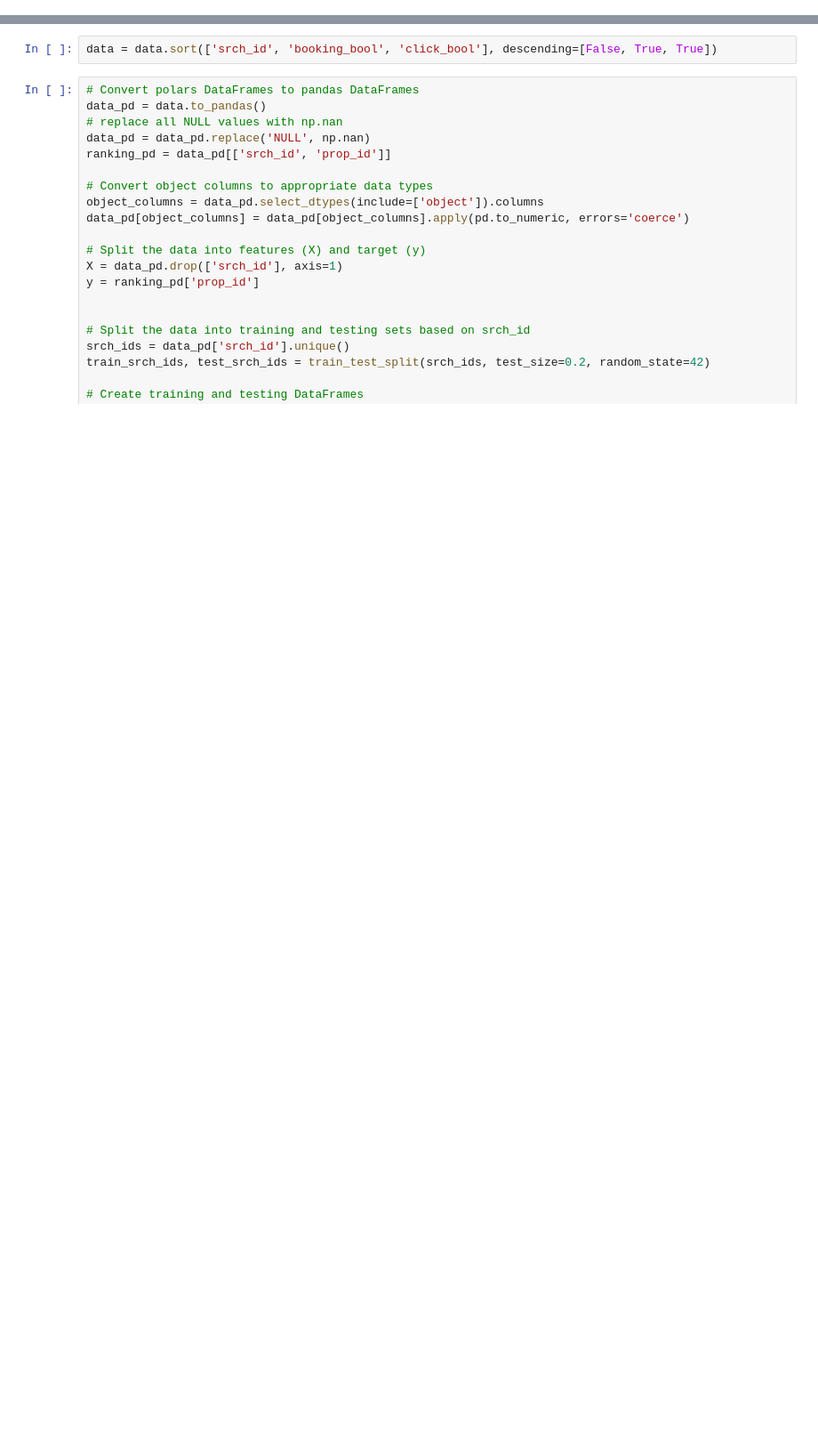
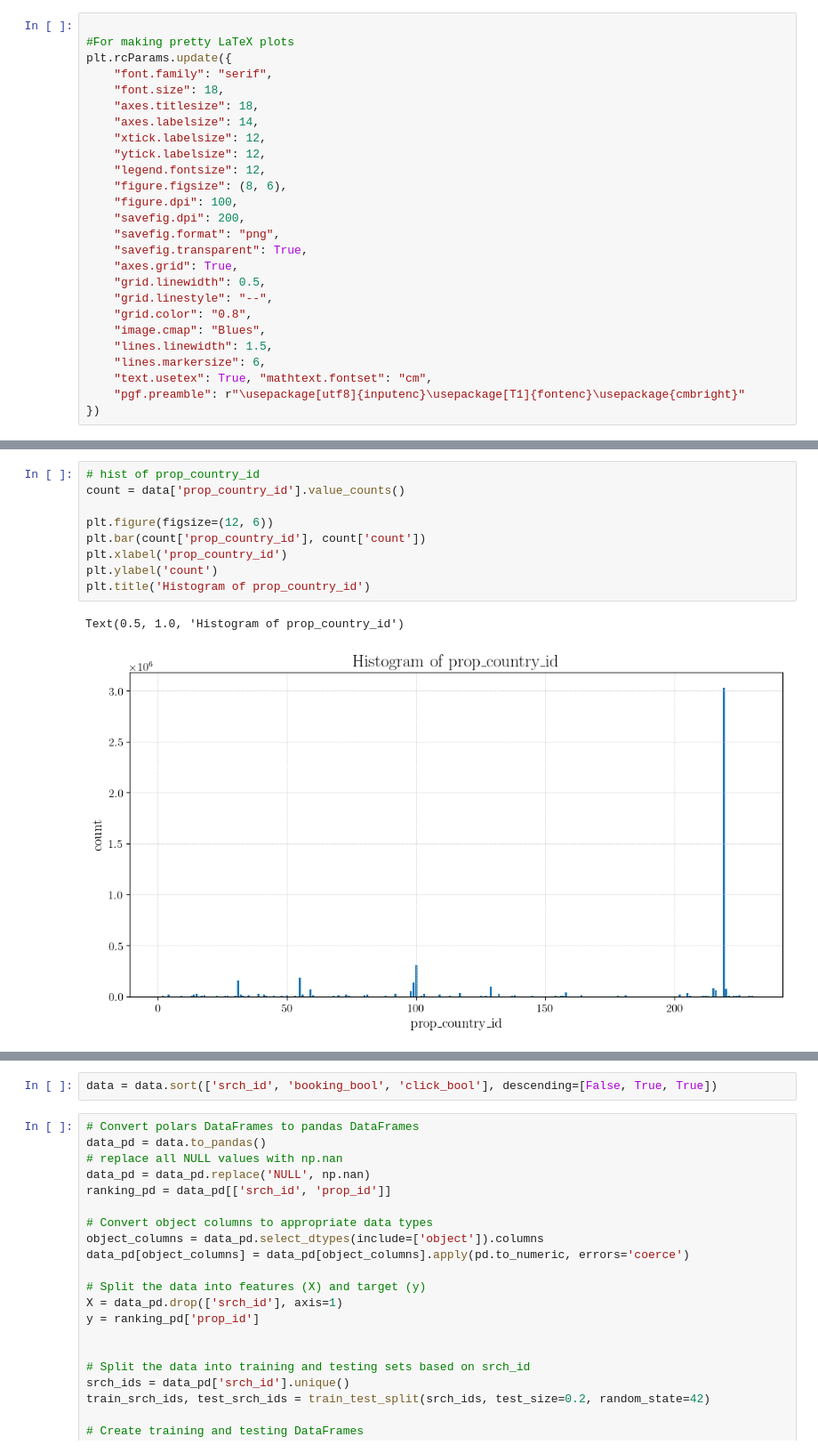
Before and after one commit to nabilasiregar/expedia-kaggle-competition, a Jupyter notebook: notebooks/xgboost.ipynb, the cells around one changed output, grey strips where cells are left out. Shown: that part at 89% size. Cells and saved outputs as stored; diff of their text form; blank space fills up the shorter version.

```diff
--- a/notebooks/xgboost.ipynb
+++ b/notebooks/xgboost.ipynb
@@ -9,2 +10,28 @@ from tqdm.notebook import tqdm
+# %%
+
+#For making pretty LaTeX plots
+plt.rcParams.update({
+    "font.family": "serif",
+    "font.size": 18,
+    "axes.titlesize": 18,
+    "axes.labelsize": 14,
+    "xtick.labelsize": 12,
+    "ytick.labelsize": 12,
+    "legend.fontsize": 12,
+    "figure.figsize": (8, 6),
+    "figure.dpi": 100,
+    "savefig.dpi": 200,
+    "savefig.format": "png",
+    "savefig.transparent": True,
+    "axes.grid": True,
+    "grid.linewidth": 0.5,
+    "grid.linestyle": "--",
+    "grid.color": "0.8",
+    "image.cmap": "Blues",
+    "lines.linewidth": 1.5,
+    "lines.markersize": 6,
+    "text.usetex": True, "mathtext.fontset": "cm",
+    "pgf.preamble": r"\usepackage[utf8]{inputenc}\usepackage[T1]{fontenc}\usepackage{cmbright}"
+})
 # %%
 data = pl.read_csv('../data/preprocessed/engineered_training_set.csv')
@@ -11,0 +54,12 @@ data.describe()
+# %%
+# hist of prop_country_id
+count = data['prop_country_id'].value_counts()
+
+plt.figure(figsize=(12, 6))
+plt.bar(count['prop_country_id'], count['count'])
+plt.xlabel('prop_country_id')
+plt.ylabel('count')
+plt.title('Histogram of prop_country_id')
+# %% [output]
+Text(0.5, 1.0, 'Histogram of prop_country_id')
+[figure, added]
```
Also changed, not shown: parts of 9 cells of this notebook, 3 other files.
